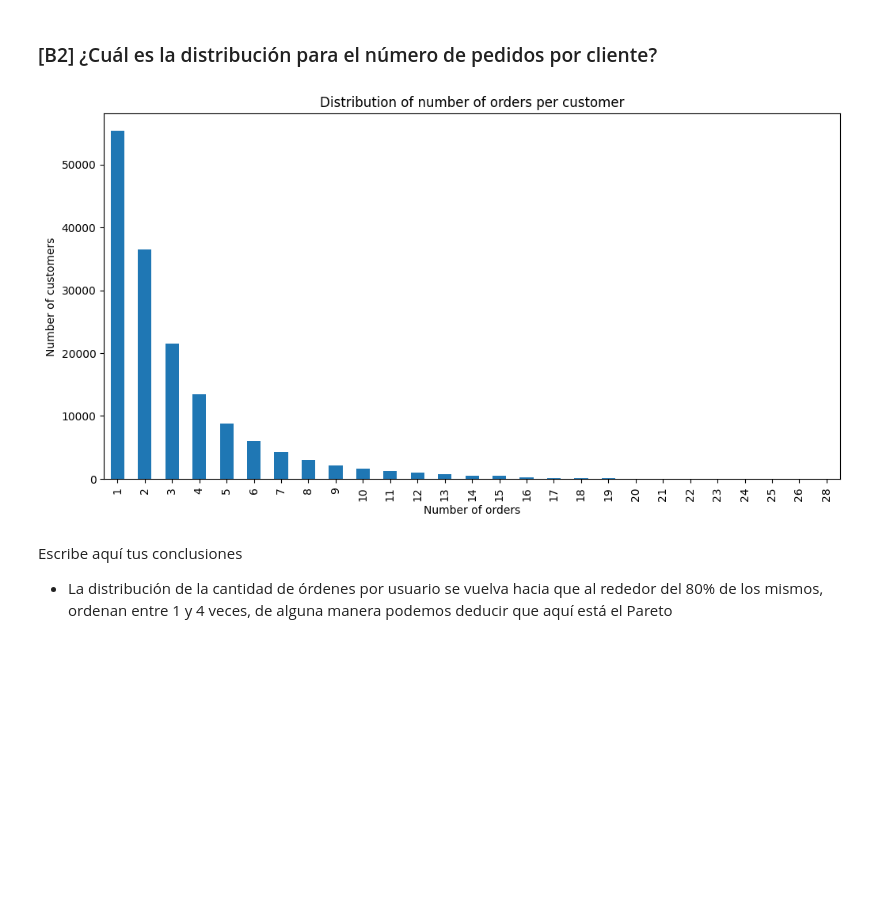
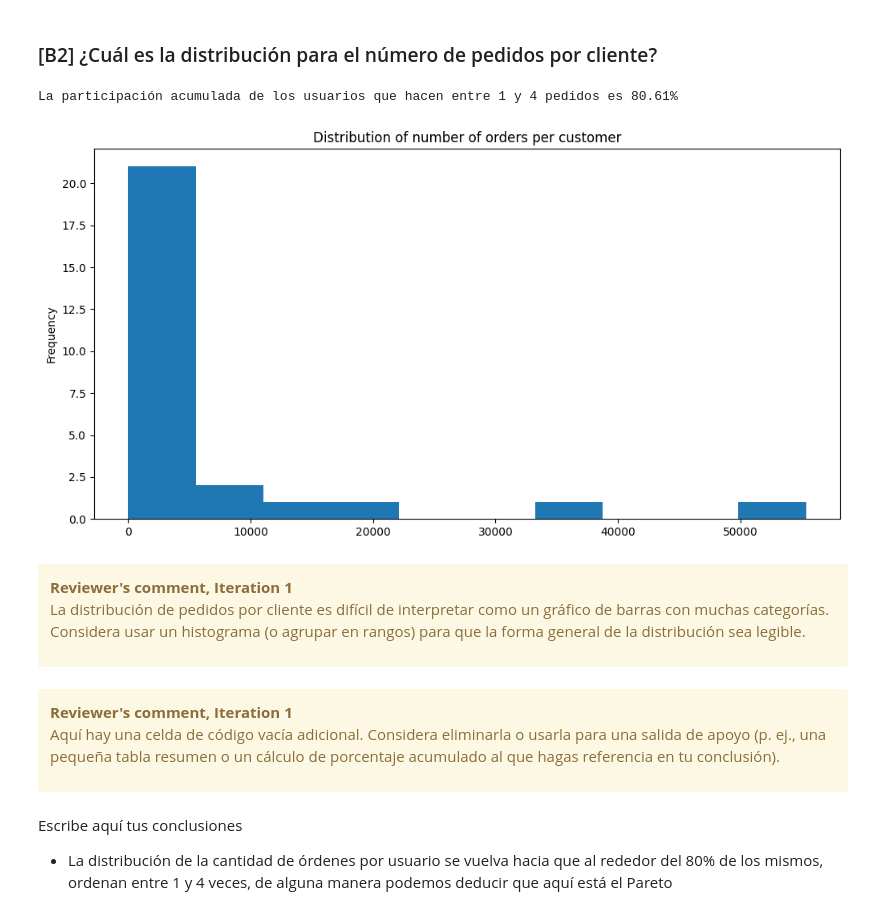
Before and after one commit to carloscarranza2486/tripleten-data-science, a Jupyter notebook: sprint-04-data-wrangling2.0/final_project/notebook.ipynb, the cells around one changed output. Saved outputs shown, nothing was run; the diff lists cells and outputs as text; code cells hidden in the pictures; blank space fills up the shorter version.

```diff
--- a/sprint-04-data-wrangling2.0/final_project/notebook.ipynb
+++ b/sprint-04-data-wrangling2.0/final_project/notebook.ipynb
@@ -264,8 +322,6 @@ print(duplicadas)
 2. Luego mostramos los duplicados solo con el método duplicated() y un print
 3. Revisamos los datos con detenimiento para encontrar patrones
 4. Se determina que los registros son duplicados exactos, así que se eliminarán con el método drop_duplicates
-# %%
-inst_orders_df = inst_orders_df.drop_duplicates()
 # %%
 # Basándote en tus hallazgos,
 # Verifica todos los pedidos que se hicieron el miércoles a las 2:00 a.m.
@@ -716,18 +857,42 @@ plt.show()
 # %%
 # agrupamos por user_id el DataFrame, para saber cuántas veces pide cada uno y usamos el método size() para contar la cantidad dde filas por grupo
 orders_per_customer = inst_orders_df.groupby("user_id").size()
 
 # contamos la cantidad de veces que se repite cada valor único con value_counts y luego ordenamos de menos a mayor esa concurrencia, esto lo almacenamos en una variable
 customer_distribution = orders_per_customer.value_counts().sort_index()
+# Vamos a contabilizar el total de usuarios
+total_users = customer_distribution.sum()
+# Ahora calculamos el porcentaje de usuarios que realizan x cantidad de órdenes vs el total de usuarios
+customer_percentages = (customer_distribution / total_users) * 100
+# calculamos la participación acumulada de las distribuciones del 1 al 4
+cumulative_percentage = (customer_percentages.iloc[0]+customer_percentages.iloc[1]+customer_percentages.iloc[2]+customer_percentages.iloc[3])
+print(f"La participación acumulada de los usuarios que hacen entre 1 y 4 pedidos es {cumulative_percentage:.2f}%")
 
-customer_distribution.plot(kind="bar",
+customer_distribution.plot(kind="hist",
                           title="Distribution of number of orders per customer",
                           xlabel="Number of orders",
                           ylabel="Number of customers",
                           figsize=(12, 6)) # es necesario asignarle dimensiones o quedaría muy chico el gráfico con los valores por defecto
 plt.show()
+
+# Se genera histograma en lugar de gráfico de barras para facilitar comprensión
 # %% [output]
+La participación acumulada de los usuarios que hacen entre 1 y 4 pedidos es 80.61%
-[figure, old version]
+[figure, new version]
+# %% [markdown]
+<div class="alert alert-block alert-warning">
+<b>Reviewer's comment, Iteration 1</b> <a class="tocSkip"></a>
+
+La distribución de pedidos por cliente es difícil de interpretar como un gráfico de barras con muchas categorías. Considera usar un histograma (o agrupar en rangos) para que la forma general de la distribución sea legible.
+
+</div>
+# %% [markdown]
+<div class="alert alert-block alert-warning">
+<b>Reviewer's comment, Iteration 1</b> <a class="tocSkip"></a>
+
+Aquí hay una celda de código vacía adicional. Considera eliminarla o usarla para una salida de apoyo (p. ej., una pequeña tabla resumen o un cálculo de porcentaje acumulado al que hagas referencia en tu conclusión).
+
+</div>
 # %% [markdown]
 Escribe aquí tus conclusiones
 - La distribución de la cantidad de órdenes por usuario se vuelva hacia que al rededor del 80% de los mismos, ordenan entre 1 y 4 veces, de alguna manera podemos deducir que aquí está el Pareto
```
Also changed, not shown: parts of 46 cells of this notebook.
